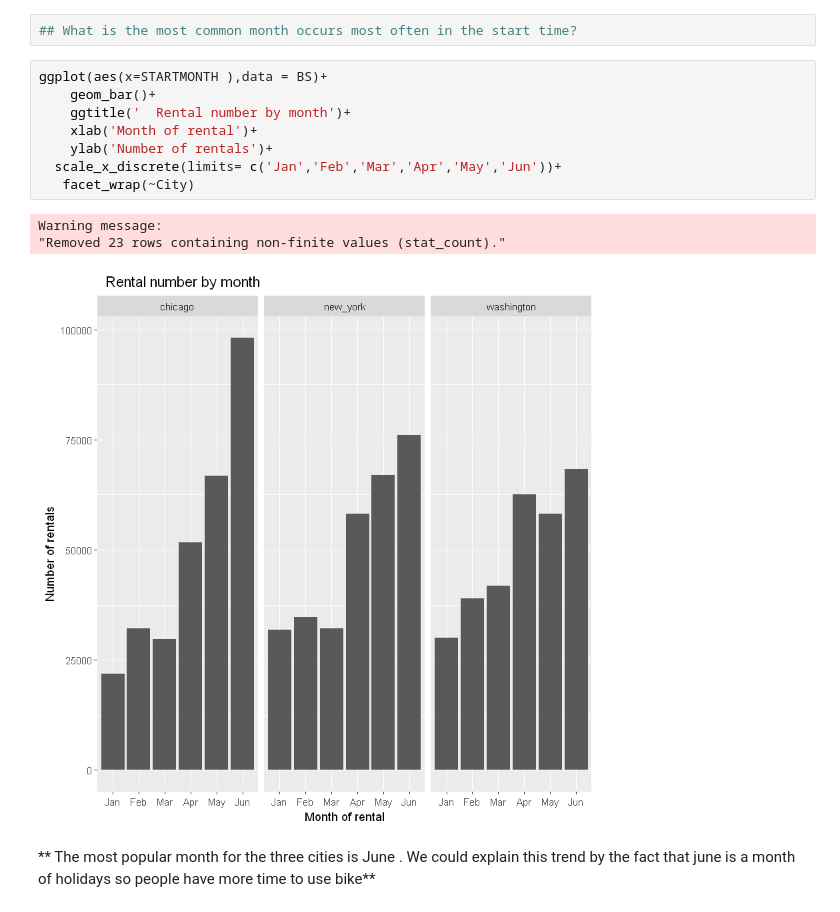
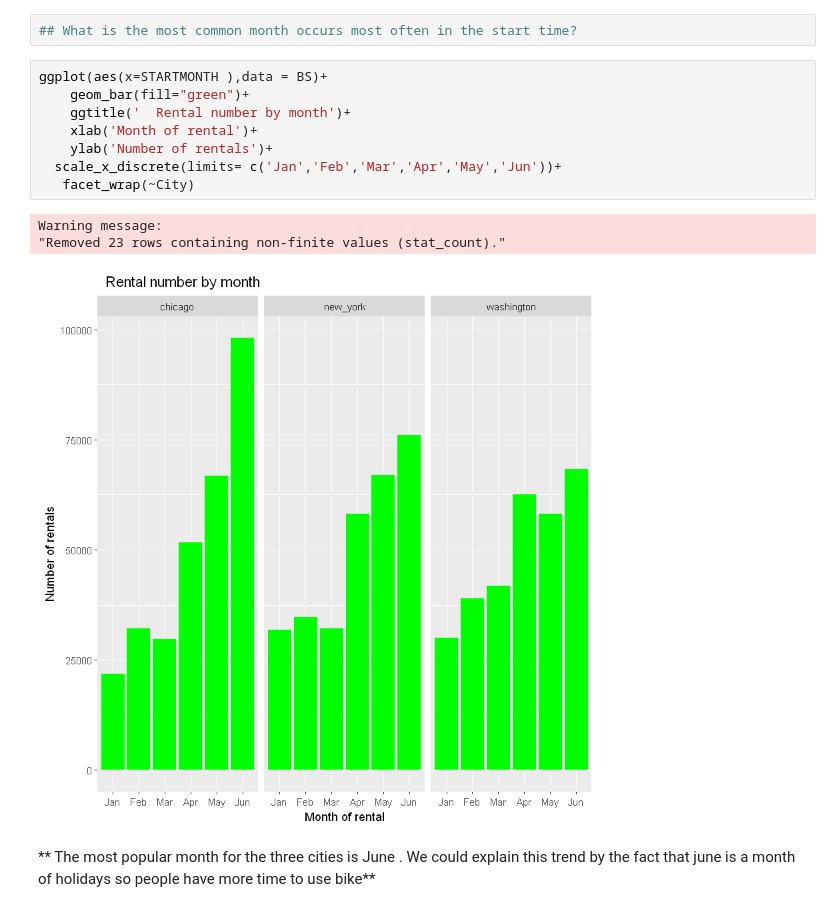
Before and after one commit to Ismo1509/pdsnd_github, a Jupyter notebook: Explore_bikeshare_data.ipynb, the cells around one changed output. Cells and saved outputs as stored; diff of their text form.

Commit message:
Color: Change the first graph's bar fill color

```diff
--- a/Explore_bikeshare_data.ipynb
+++ b/Explore_bikeshare_data.ipynb
@@ -155,16 +155,16 @@ dim(BS)
 ## What is the most common month occurs most often in the start time?
 # %%
 ggplot(aes(x=STARTMONTH ),data = BS)+
-    geom_bar()+
+    geom_bar(fill="green")+
     ggtitle('  Rental number by month')+
     xlab('Month of rental')+
     ylab('Number of rentals')+
   scale_x_discrete(limits= c('Jan','Feb','Mar','Apr','May','Jun'))+
    facet_wrap(~City)
 # %% [output]
 Warning message:
 "Removed 23 rows containing non-finite values (stat_count)."
-[figure, old version]
+[figure, new version]
 # %% [markdown]
 ** The most popular month for the three cities is June . We could explain this trend  by the fact that june is a month of holidays so people have more time to use bike**
 # %% [markdown]
```
